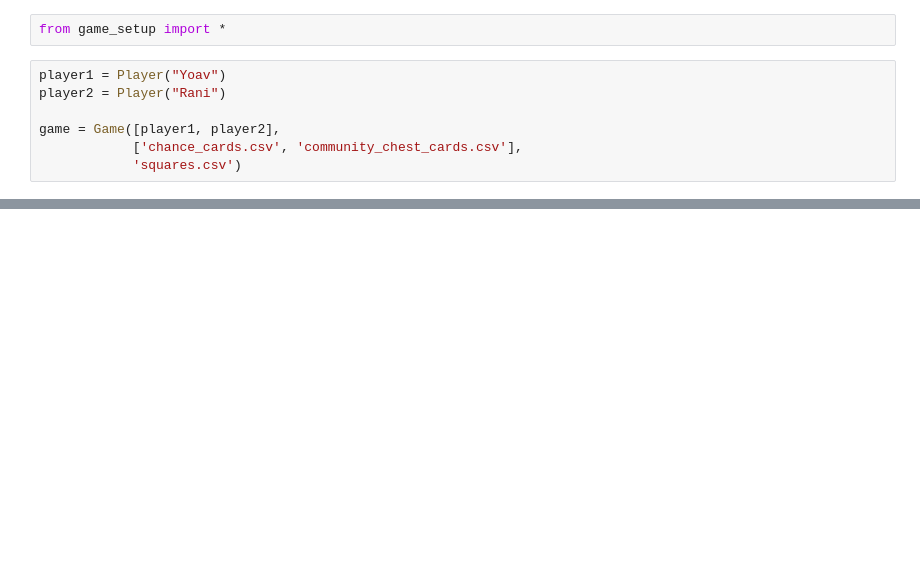
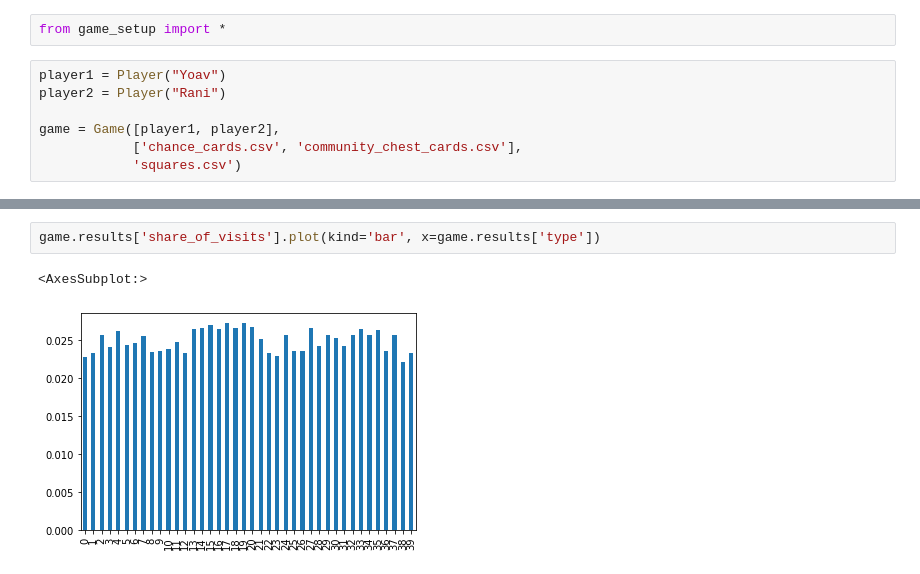
Before and after one commit to hitchhiker744/monopoly_math, a Jupyter notebook: simulation.ipynb, the cells around one changed output, grey strips where cells are left out. Drawn from its saved outputs; the diff is of its cells as text; blank space fills up the shorter version.

```diff
--- a/simulation.ipynb
+++ b/simulation.ipynb
@@ -17,0 +18,5 @@ game.results_plot
+# %%
+game.results['share_of_visits'].plot(kind='bar', x=game.results['type'])
+# %% [output]
+<AxesSubplot:>
+[figure, added]
```
Also changed, not shown: parts of 3 cells of this notebook, 1 other file.
